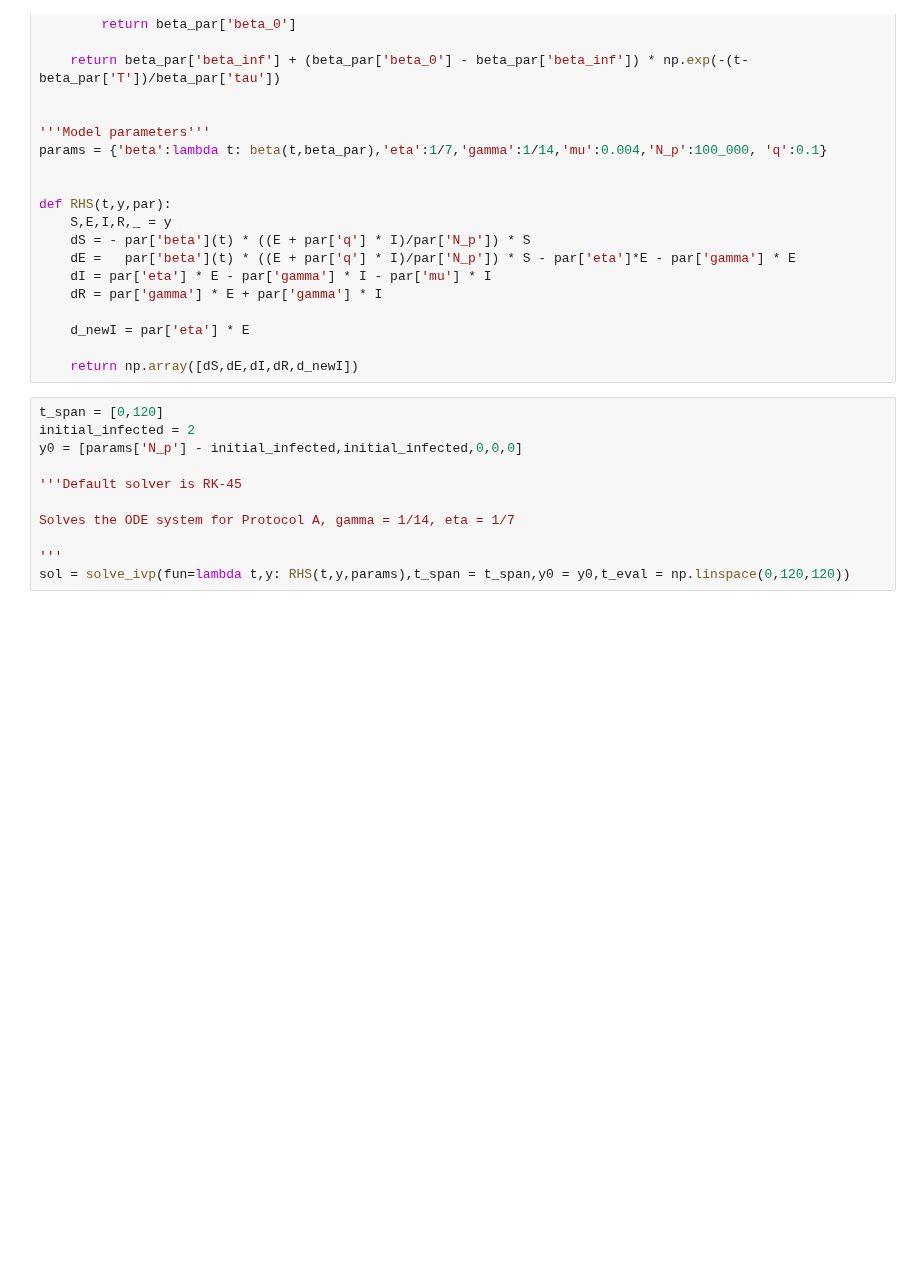
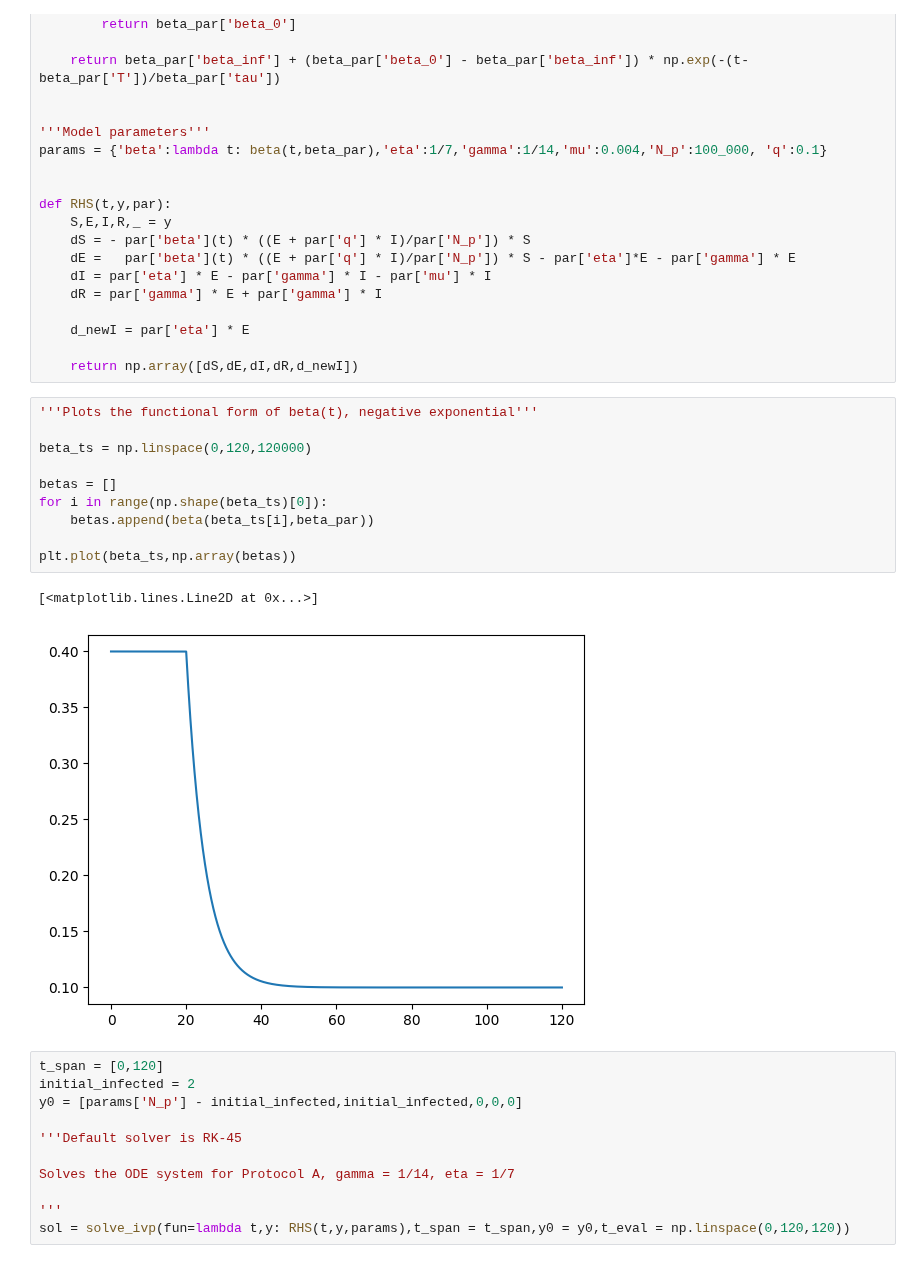
Before and after one commit to atiumcache/PF_forecast, a Jupyter notebook: juptyer notebooks/Calvetti_Model.ipynb, the cells around one changed output. Cells and saved outputs as stored; diff of their text form; blank space fills up the shorter version.

```diff
--- a/juptyer notebooks/Calvetti_Model.ipynb
+++ b/juptyer notebooks/Calvetti_Model.ipynb
@@ -37,6 +37,19 @@ def RHS(t,y,par):
     d_newI = par['eta'] * E
 
     return np.array([dS,dE,dI,dR,d_newI])
+# %%
+'''Plots the functional form of beta(t), negative exponential'''
+
+beta_ts = np.linspace(0,120,120000)
+
+betas = []
+for i in range(np.shape(beta_ts)[0]):
+    betas.append(beta(beta_ts[i],beta_par))
+
+plt.plot(beta_ts,np.array(betas))
+# %% [output]
+[<matplotlib.lines.Line2D at 0x...>]
+[figure, added]
 # %%
 t_span = [0,120]
 initial_infected = 2
```
Also changed, not shown: parts of 1 cell of this notebook.
